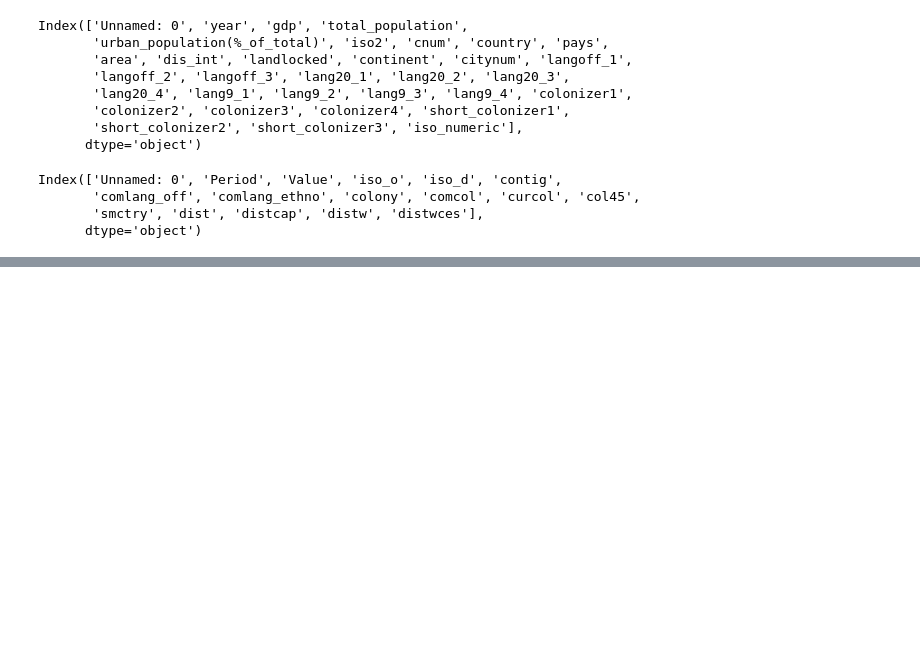
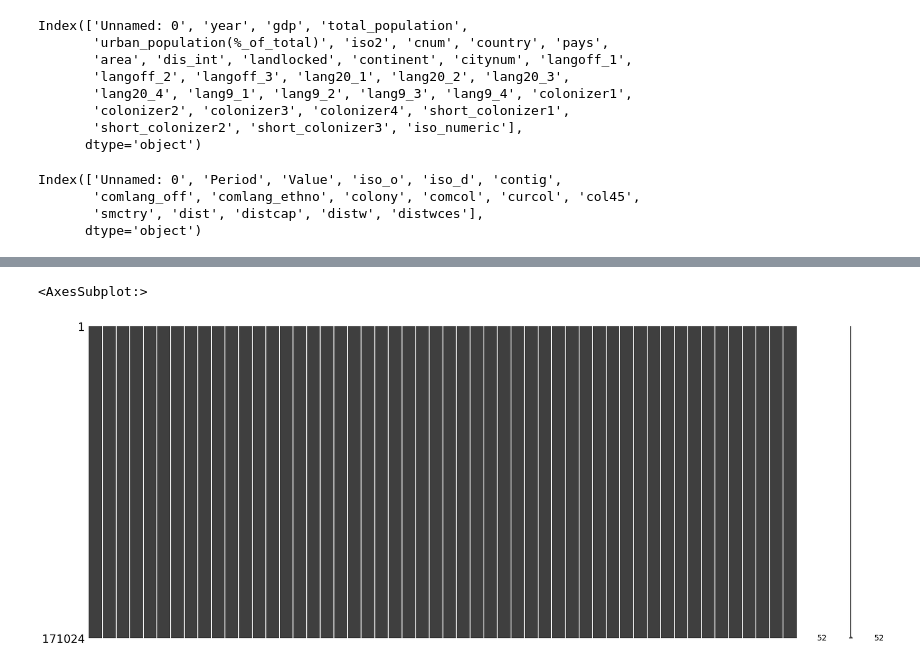
Before and after one commit to ceumicrodata/gravity-vs-ml, a Jupyter notebook: Random_forest/Random_forest_trade.ipynb, the cells around one changed output, grey strips where cells are left out. Cells and saved outputs as stored; diff of their text form; code cells hidden in the pictures; blank space fills up the shorter version.

```diff
--- a/Random_forest/Random_forest_trade.ipynb
+++ b/Random_forest/Random_forest_trade.ipynb
@@ -99,0 +159,7 @@ trade_edgelist.drop(['distw', 'distwces'], axis=1)
+# %%
+# Drop observations with missing data still
+trade.dropna(inplace=True)
+msno.matrix(trade)
+# %% [output]
+<AxesSubplot:>
+[figure, added]
```
Also changed, not shown: parts of 23 cells of this notebook.
